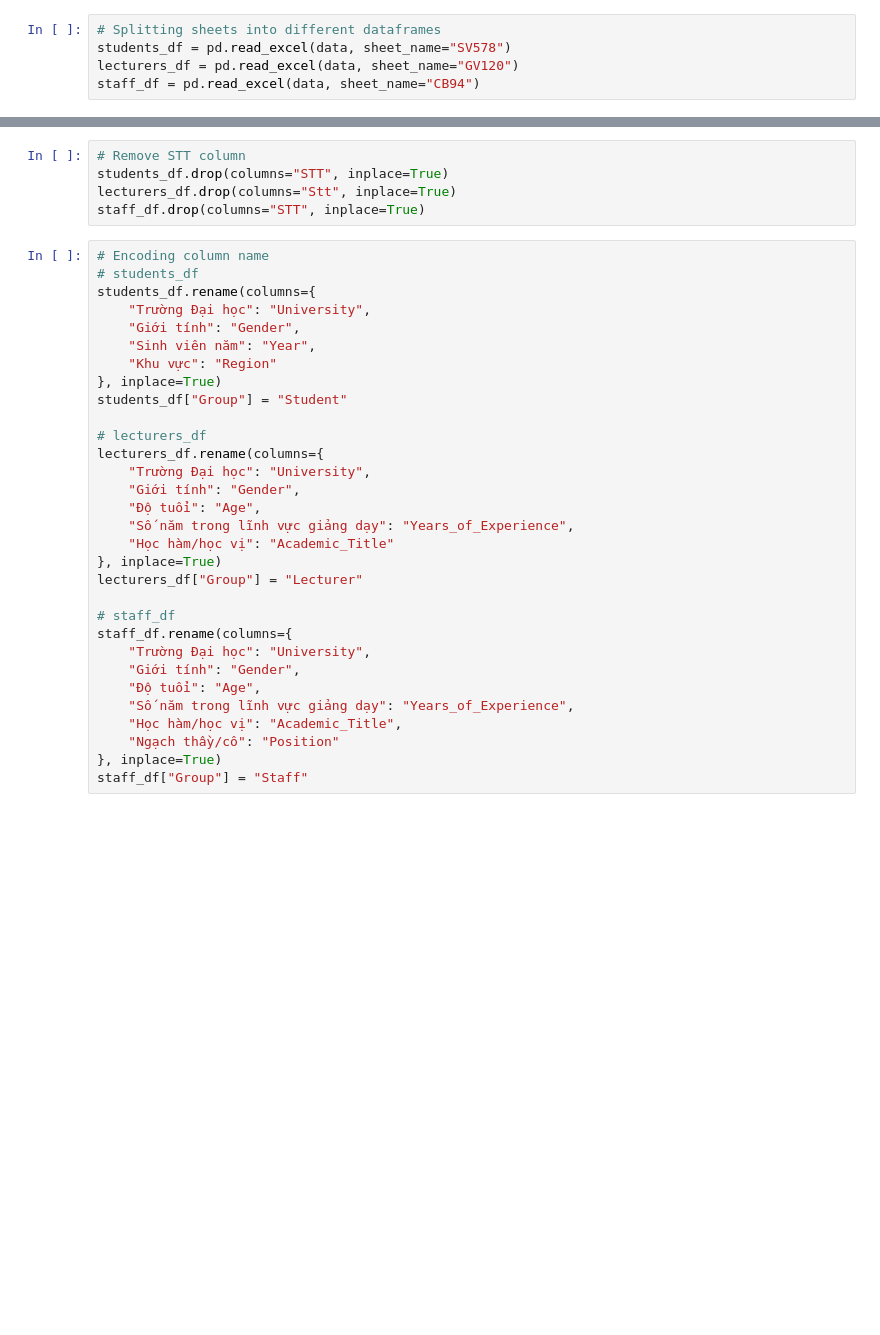
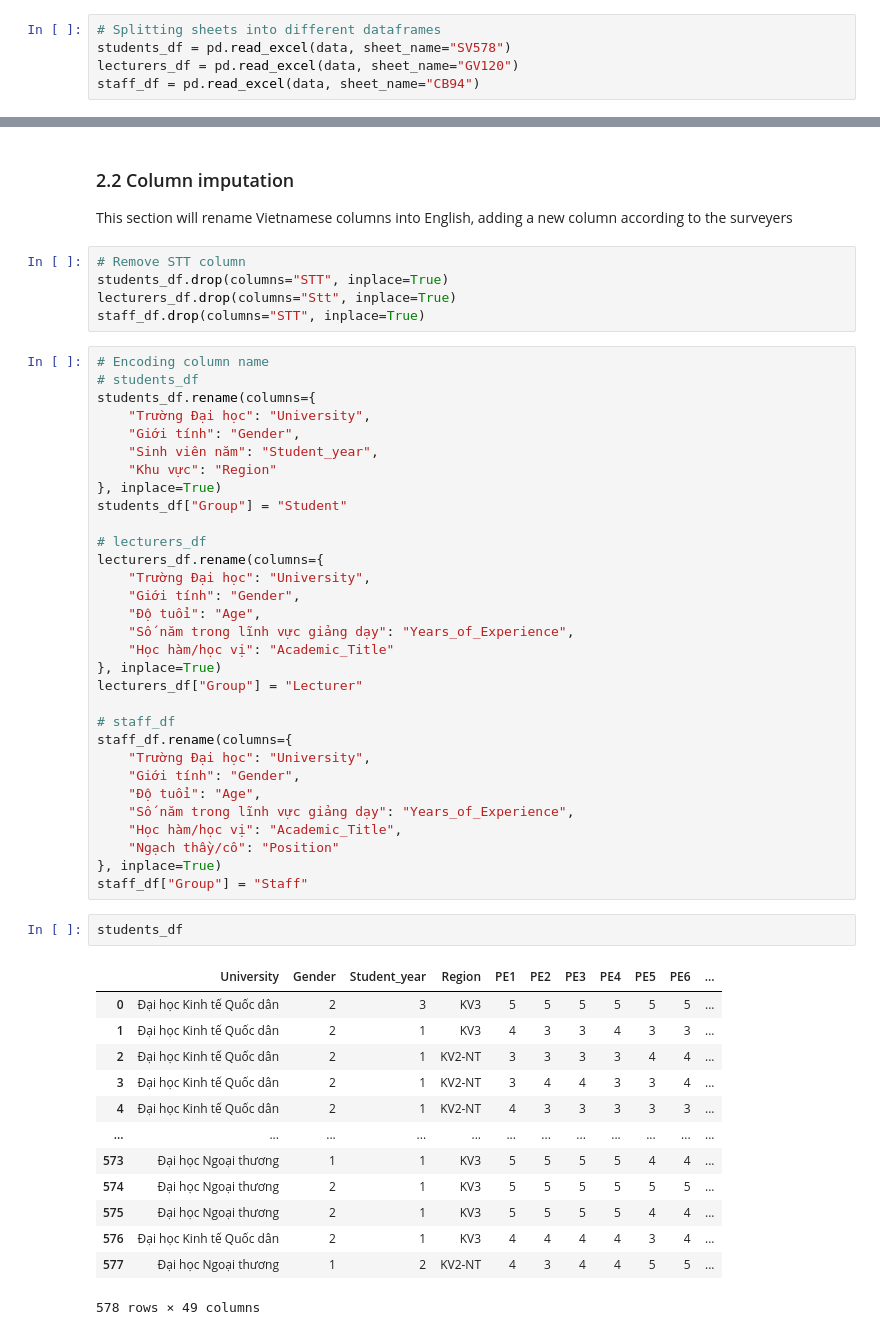
Before and after one commit to TienLongBui/NEU_expertsystem, a Jupyter notebook: data_processing.ipynb, the cells around one changed output, grey strips where cells are left out. Saved outputs shown, nothing was run; the diff lists cells and outputs as text; blank space fills up the shorter version.

```diff
--- a/data_processing.ipynb
+++ b/data_processing.ipynb
@@ -75,3 +111,6 @@ staff_df
+# %% [markdown]
+### 2.2 Column imputation
+This section will rename Vietnamese columns into English, adding a new column according to the surveyers
 # %%
 # Remove STT column
 students_df.drop(columns="STT", inplace=True)
@@ -83,7 +122,7 @@ staff_df.drop(columns="STT", inplace=True)
 students_df.rename(columns={
     "Trường Đại học": "University",
     "Giới tính": "Gender",
-    "Sinh viên năm": "Year",
+    "Sinh viên năm": "Student_year",
     "Khu vực": "Region"
 }, inplace=True)
 students_df["Group"] = "Student"
@@ -108,3 +147,19 @@ staff_df.rename(columns={
     "Ngạch thầy/cô": "Position"
 }, inplace=True)
 staff_df["Group"] = "Staff"
+# %%
+students_df
+# %% [output]
+|  | University | Gender | Student_year | Region | PE1 | PE2 | PE3 | PE4 | PE5 | PE6 | ... |
+| 0 | Đại học Kinh tế Quốc dân | 2 | 3 | KV3 | 5 | 5 | 5 | 5 | 5 | 5 | ... |
+| 1 | Đại học Kinh tế Quốc dân | 2 | 1 | KV3 | 4 | 3 | 3 | 4 | 3 | 3 | ... |
+| 2 | Đại học Kinh tế Quốc dân | 2 | 1 | KV2-NT | 3 | 3 | 3 | 3 | 4 | 4 | ... |
+| 3 | Đại học Kinh tế Quốc dân | 2 | 1 | KV2-NT | 3 | 4 | 4 | 3 | 3 | 4 | ... |
+| 4 | Đại học Kinh tế Quốc dân | 2 | 1 | KV2-NT | 4 | 3 | 3 | 3 | 3 | 3 | ... |
+| ... | ... | ... | ... | ... | ... | ... | ... | ... | ... | ... | ... |
+| 573 | Đại học Ngoại thương | 1 | 1 | KV3 | 5 | 5 | 5 | 5 | 4 | 4 | ... |
+| 574 | Đại học Ngoại thương | 2 | 1 | KV3 | 5 | 5 | 5 | 5 | 5 | 5 | ... |
+| 575 | Đại học Ngoại thương | 2 | 1 | KV3 | 5 | 5 | 5 | 5 | 4 | 4 | ... |
+| 576 | Đại học Kinh tế Quốc dân | 2 | 1 | KV3 | 4 | 4 | 4 | 4 | 3 | 4 | ... |
+| 577 | Đại học Ngoại thương | 1 | 2 | KV2-NT | 4 | 3 | 4 | 4 | 5 | 5 | ... |
+578 rows × 49 columns
```
Also changed, not shown: parts of 32 cells of this notebook, 1 other file.
